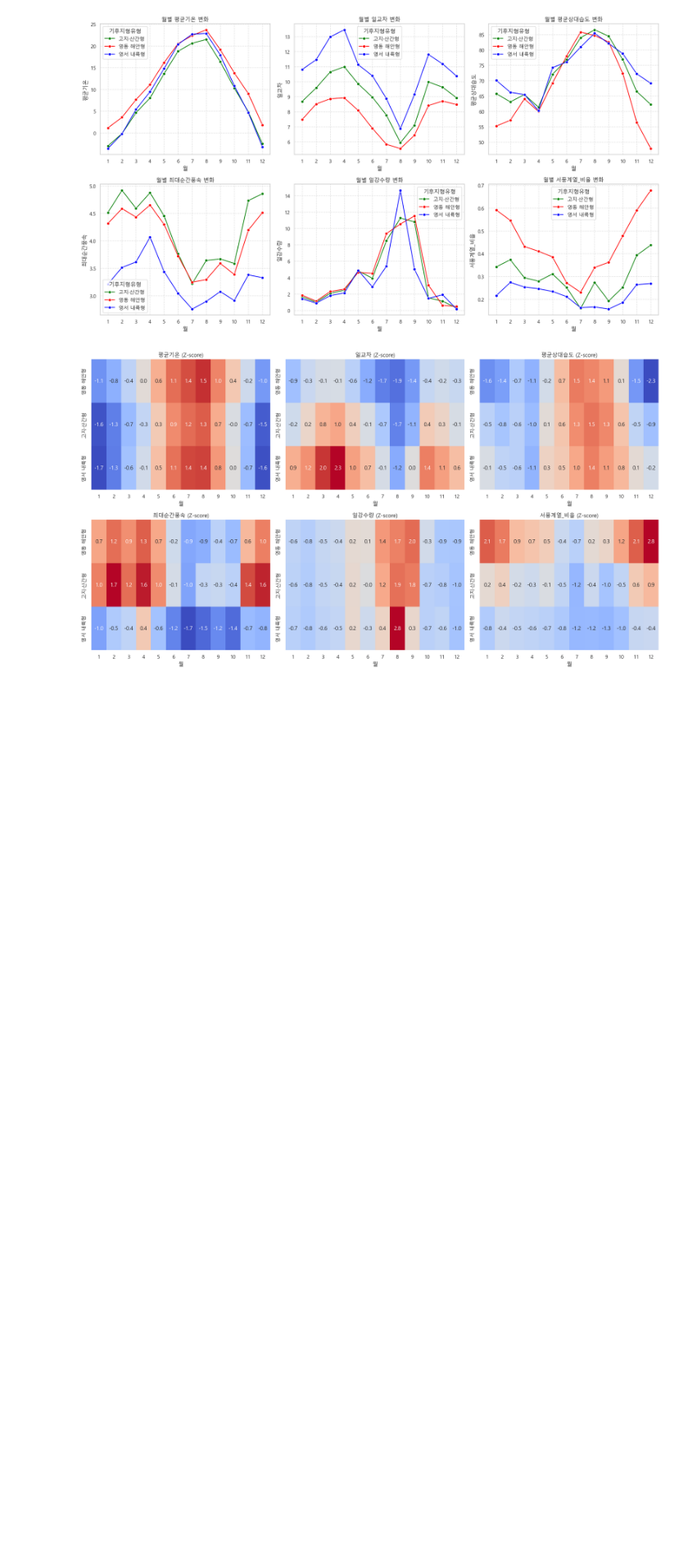
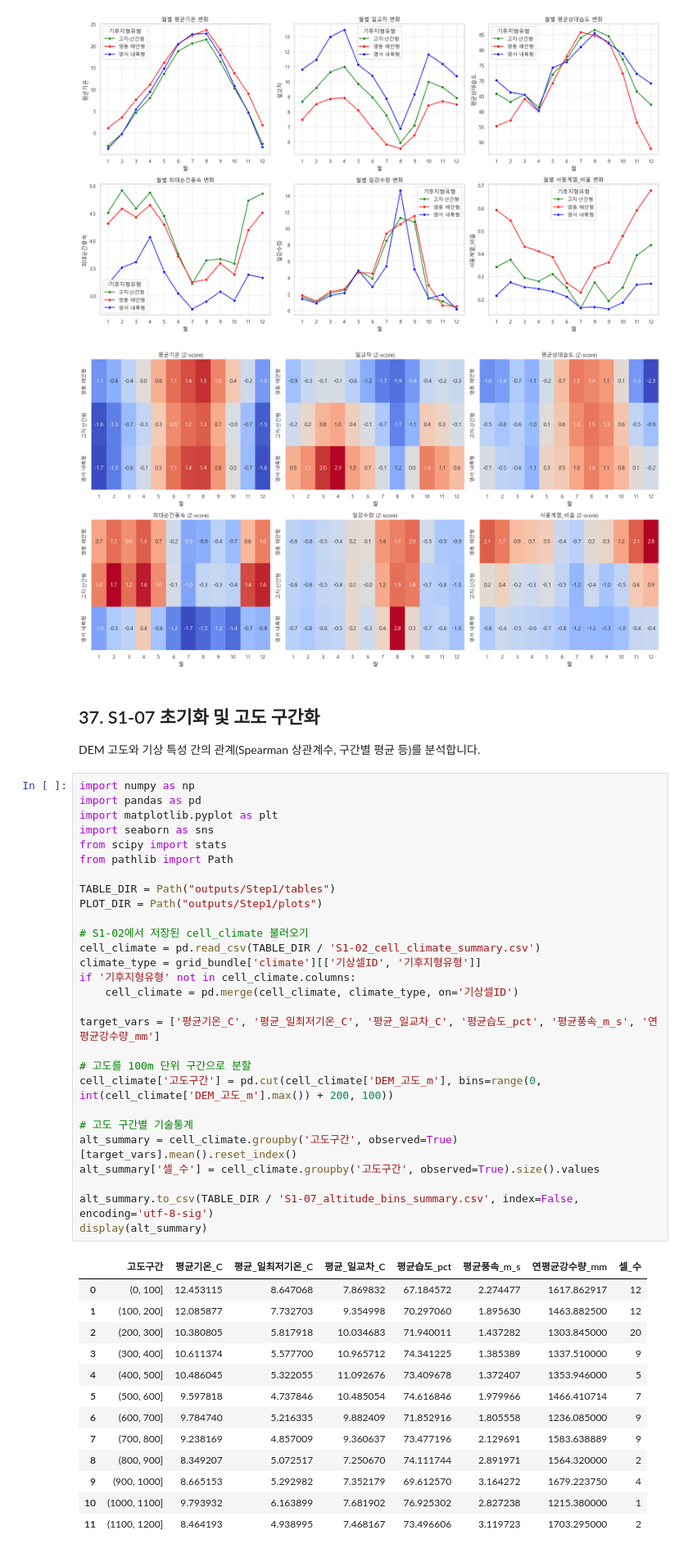
Before and after one commit to Max-JI64/farm-system-public-02, a Jupyter notebook: jsw/강원_재_EDA/Step1_강원도_기후지형및캐나다지수_기본분석.ipynb, the cells around one changed output. Shown at 82% size. Saved outputs shown, nothing was run; the diff lists cells and outputs as text; blank space fills up the shorter version.

```diff
--- a/jsw/강원_재_EDA/Step1_강원도_기후지형및캐나다지수_기본분석.ipynb
+++ b/jsw/강원_재_EDA/Step1_강원도_기후지형및캐나다지수_기본분석.ipynb
@@ -1587,3 +1588,49 @@ plt.show()
 # %% [output]
 [figure]
 [figure]
+# %% [markdown]
+## 37. S1-07 초기화 및 고도 구간화
+
+DEM 고도와 기상 특성 간의 관계(Spearman 상관계수, 구간별 평균 등)를 분석합니다.
+# %%
+import numpy as np
+import pandas as pd
+import matplotlib.pyplot as plt
+import seaborn as sns
+from scipy import stats
+from pathlib import Path
+
+TABLE_DIR = Path("outputs/Step1/tables")
+PLOT_DIR = Path("outputs/Step1/plots")
+
+# S1-02에서 저장된 cell_climate 불러오기
+cell_climate = pd.read_csv(TABLE_DIR / 'S1-02_cell_climate_summary.csv')
+climate_type = grid_bundle['climate'][['기상셀ID', '기후지형유형']]
+if '기후지형유형' not in cell_climate.columns:
+    cell_climate = pd.merge(cell_climate, climate_type, on='기상셀ID')
+
+target_vars = ['평균기온_C', '평균_일최저기온_C', '평균_일교차_C', '평균습도_pct', '평균풍속_m_s', '연평균강수량_mm']
+
+# 고도를 100m 단위 구간으로 분할
+cell_climate['고도구간'] = pd.cut(cell_climate['DEM_고도_m'], bins=range(0, int(cell_climate['DEM_고도_m'].max()) + 200, 100))
+
+# 고도 구간별 기술통계
+alt_summary = cell_climate.groupby('고도구간', observed=True)[target_vars].mean().reset_index()
+alt_summary['셀_수'] = cell_climate.groupby('고도구간', observed=True).size().values
+
+alt_summary.to_csv(TABLE_DIR / 'S1-07_altitude_bins_summary.csv', index=False, encoding='utf-8-sig')
+display(alt_summary)
+# %% [output]
+|  | 고도구간 | 평균기온_C | 평균_일최저기온_C | 평균_일교차_C | 평균습도_pct | 평균풍속_m_s | 연평균강수량_mm | 셀_수 |
+| 0 | (0, 100] | 12.453115 | 8.647068 | 7.869832 | 67.184572 | 2.274477 | 1617.862917 | 12 |
+| 1 | (100, 200] | 12.085877 | 7.732703 | 9.354998 | 70.297060 | 1.895630 | 1463.882500 | 12 |
+| 2 | (200, 300] | 10.380805 | 5.817918 | 10.034683 | 71.940011 | 1.437282 | 1303.845000 | 20 |
+| 3 | (300, 400] | 10.611374 | 5.577700 | 10.965712 | 74.341225 | 1.385389 | 1337.510000 | 9 |
+| 4 | (400, 500] | 10.486045 | 5.322055 | 11.092676 | 73.409678 | 1.372407 | 1353.946000 | 5 |
+| 5 | (500, 600] | 9.597818 | 4.737846 | 10.485054 | 74.616846 | 1.979966 | 1466.410714 | 7 |
+| 6 | (600, 700] | 9.784740 | 5.216335 | 9.882409 | 71.852916 | 1.805558 | 1236.085000 | 9 |
+| 7 | (700, 800] | 9.238169 | 4.857009 | 9.360637 | 73.477196 | 2.129691 | 1583.638889 | 9 |
+| 8 | (800, 900] | 8.349207 | 5.072517 | 7.250670 | 74.111744 | 2.891971 | 1564.320000 | 2 |
+| 9 | (900, 1000] | 8.665153 | 5.292982 | 7.352179 | 69.612570 | 3.164272 | 1679.223750 | 4 |
+| 10 | (1000, 1100] | 9.793932 | 6.163899 | 7.681902 | 76.925302 | 2.827238 | 1215.380000 | 1 |
+| 11 | (1100, 1200] | 8.464193 | 4.938995 | 7.468167 | 73.496606 | 3.119723 | 1703.295000 | 2 |
```
Also changed, not shown: parts of 5 cells of this notebook, 5 other files.
